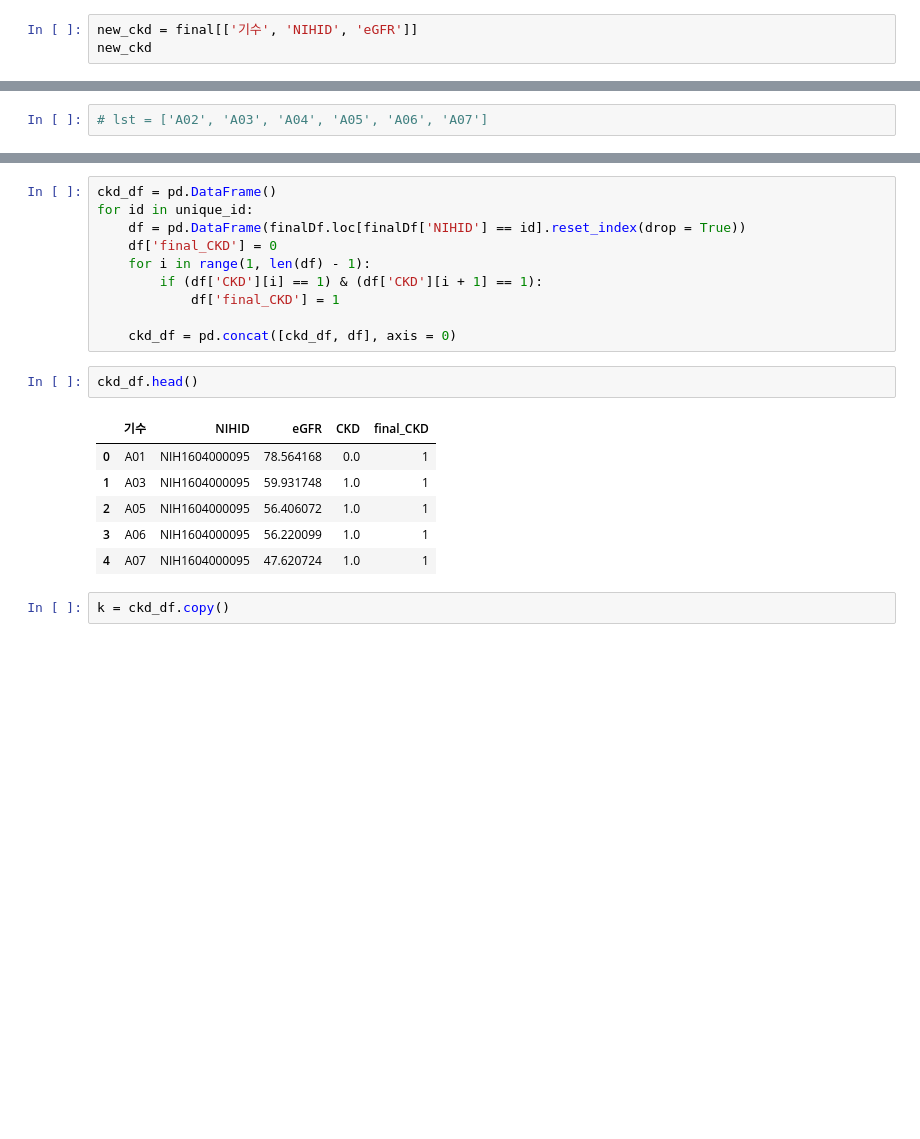
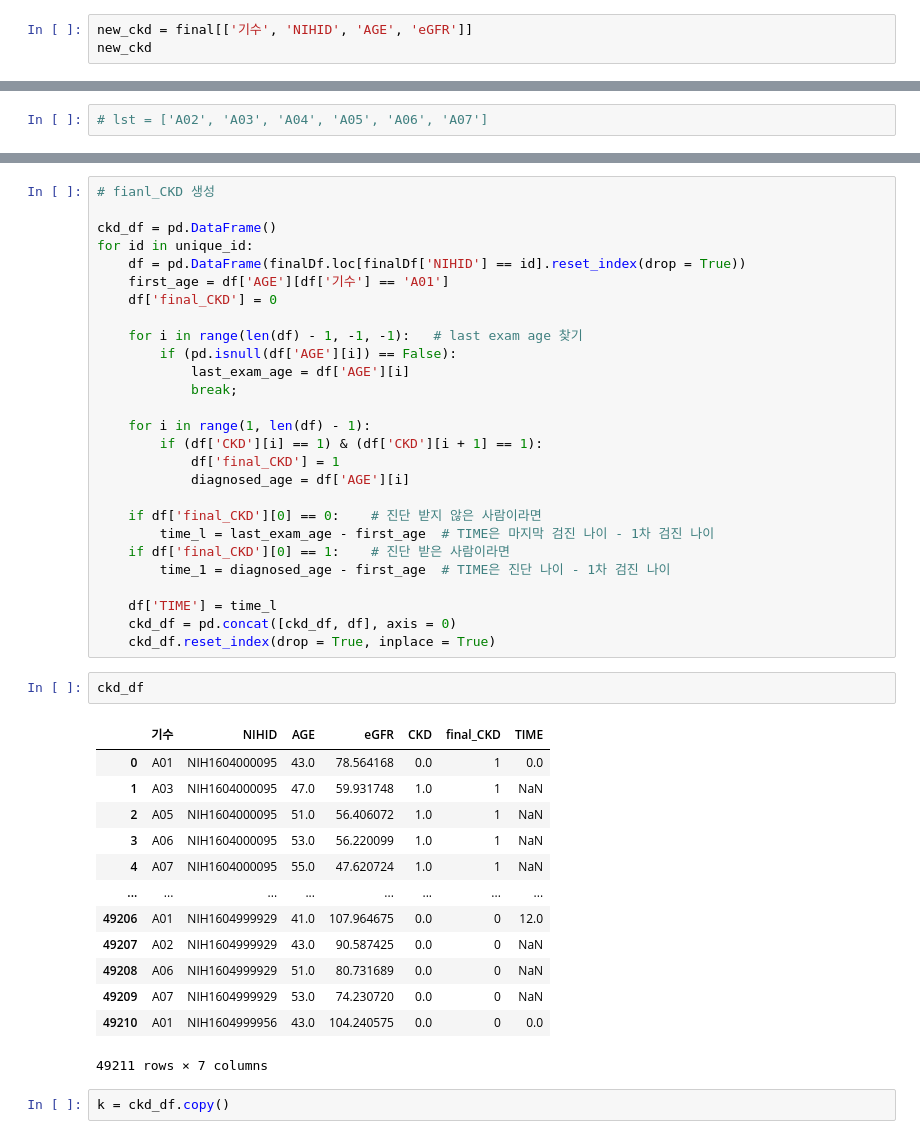
Before and after one commit to ZIO-KIM/SNUlab, a Jupyter notebook: Create CKD.ipynb, the cells around one changed output, grey strips where cells are left out. Drawn from its saved outputs; the diff is of its cells as text; blank space fills up the shorter version.

```diff
--- a/Create CKD.ipynb
+++ b/Create CKD.ipynb
@@ -57,4 +58,4 @@ final
 # %%
-new_ckd = final[['기수', 'NIHID', 'eGFR']]
+new_ckd = final[['기수', 'NIHID', 'AGE', 'eGFR']]
 new_ckd
 # %% [output]
@@ -167,22 +169,46 @@ df
 # %%
+# fianl_CKD 생성
+
 ckd_df = pd.DataFrame()
 for id in unique_id:
     df = pd.DataFrame(finalDf.loc[finalDf['NIHID'] == id].reset_index(drop = True))
+    first_age = df['AGE'][df['기수'] == 'A01']
     df['final_CKD'] = 0
+
+    for i in range(len(df) - 1, -1, -1):   # last exam age 찾기
+        if (pd.isnull(df['AGE'][i]) == False):
+            last_exam_age = df['AGE'][i]
+            break;
+
     for i in range(1, len(df) - 1):
         if (df['CKD'][i] == 1) & (df['CKD'][i + 1] == 1):
             df['final_CKD'] = 1
+            diagnosed_age = df['AGE'][i]
 
+    if df['final_CKD'][0] == 0:    # 진단 받지 않은 사람이라면
+        time_l = last_exam_age - first_age  # TIME은 마지막 검진 나이 - 1차 검진 나이
+    if df['final_CKD'][0] == 1:    # 진단 받은 사람이라면
+        time_1 = diagnosed_age - first_age  # TIME은 진단 나이 - 1차 검진 나이
+
+    df['TIME'] = time_l
     ckd_df = pd.concat([ckd_df, df], axis = 0)
+    ckd_df.reset_index(drop = True, inplace = True)
 # %%
-ckd_df.head()
+ckd_df
 # %% [output]
-|  | 기수 | NIHID | eGFR | CKD | final_CKD |
-| 0 | A01 | NIH1604000095 | 78.564168 | 0.0 | 1 |
-| 1 | A03 | NIH1604000095 | 59.931748 | 1.0 | 1 |
-| 2 | A05 | NIH1604000095 | 56.406072 | 1.0 | 1 |
-| 3 | A06 | NIH1604000095 | 56.220099 | 1.0 | 1 |
-| 4 | A07 | NIH1604000095 | 47.620724 | 1.0 | 1 |
+|  | 기수 | NIHID | AGE | eGFR | CKD | final_CKD | TIME |
+| 0 | A01 | NIH1604000095 | 43.0 | 78.564168 | 0.0 | 1 | 0.0 |
+| 1 | A03 | NIH1604000095 | 47.0 | 59.931748 | 1.0 | 1 | NaN |
+| 2 | A05 | NIH1604000095 | 51.0 | 56.406072 | 1.0 | 1 | NaN |
+| 3 | A06 | NIH1604000095 | 53.0 | 56.220099 | 1.0 | 1 | NaN |
+| 4 | A07 | NIH1604000095 | 55.0 | 47.620724 | 1.0 | 1 | NaN |
+| ... | ... | ... | ... | ... | ... | ... | ... |
+| 49206 | A01 | NIH1604999929 | 41.0 | 107.964675 | 0.0 | 0 | 12.0 |
+| 49207 | A02 | NIH1604999929 | 43.0 | 90.587425 | 0.0 | 0 | NaN |
+| 49208 | A06 | NIH1604999929 | 51.0 | 80.731689 | 0.0 | 0 | NaN |
+| 49209 | A07 | NIH1604999929 | 53.0 | 74.230720 | 0.0 | 0 | NaN |
+| 49210 | A01 | NIH1604999956 | 43.0 | 104.240575 | 0.0 | 0 | 0.0 |
+49211 rows × 7 columns
 # %%
 k = ckd_df.copy()
 # %%
```
Also changed, not shown: parts of 11 cells of this notebook, 5 other files.
